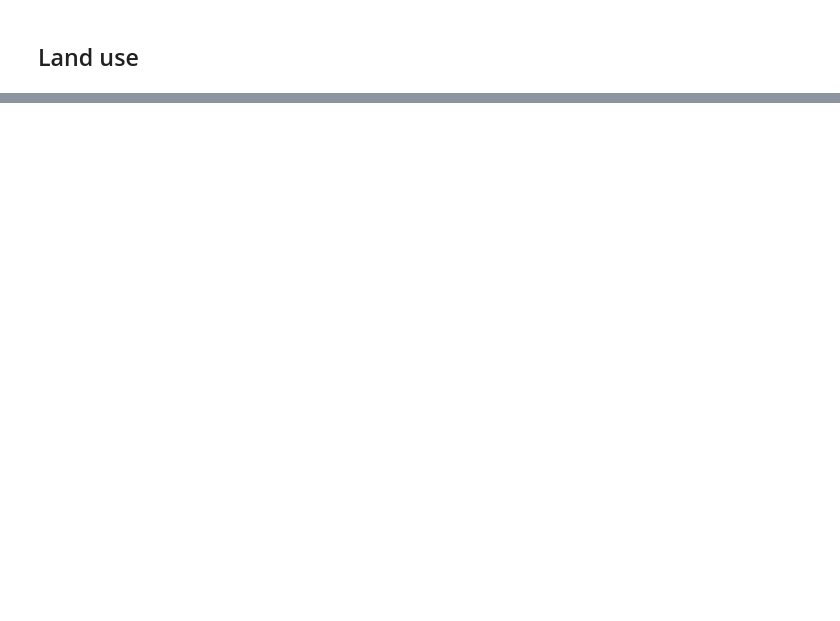
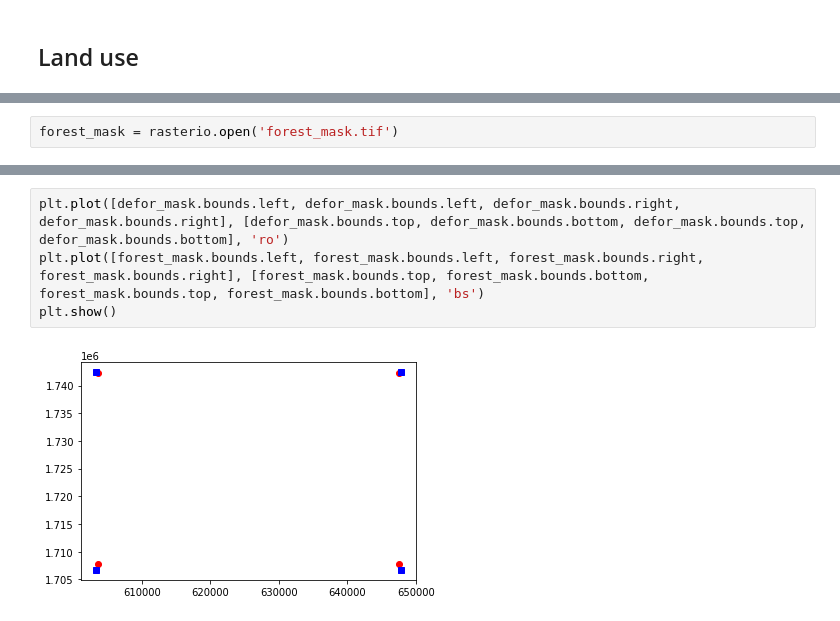
Before and after one commit to pantonar/forest_mind, a Jupyter notebook: analysis/Sense checking deforestation data.ipynb, the cells around one changed output, grey strips where cells are left out. Drawn from its saved outputs; the diff is of its cells as text; blank space fills up the shorter version.

```diff
--- a/analysis/Sense checking deforestation data.ipynb
+++ b/analysis/Sense checking deforestation data.ipynb
@@ -266,0 +87,2 @@ AttributeError: 'DatasetReader' object has no attribute 'counts'
+# %%
+forest_mask = rasterio.open('forest_mask.tif')
@@ -276,0 +162,6 @@ msk.shape
+# %%
+plt.plot([defor_mask.bounds.left, defor_mask.bounds.left, defor_mask.bounds.right, defor_mask.bounds.right], [defor_mask.bounds.top, defor_mask.bounds.bottom, defor_mask.bounds.top, defor_mask.bounds.bottom], 'ro')
+plt.plot([forest_mask.bounds.left, forest_mask.bounds.left, forest_mask.bounds.right, forest_mask.bounds.right], [forest_mask.bounds.top, forest_mask.bounds.bottom, forest_mask.bounds.top, forest_mask.bounds.bottom], 'bs')
+plt.show()
+# %% [output]
+[figure, added]
```
Also changed, not shown: parts of 66 cells of this notebook.
